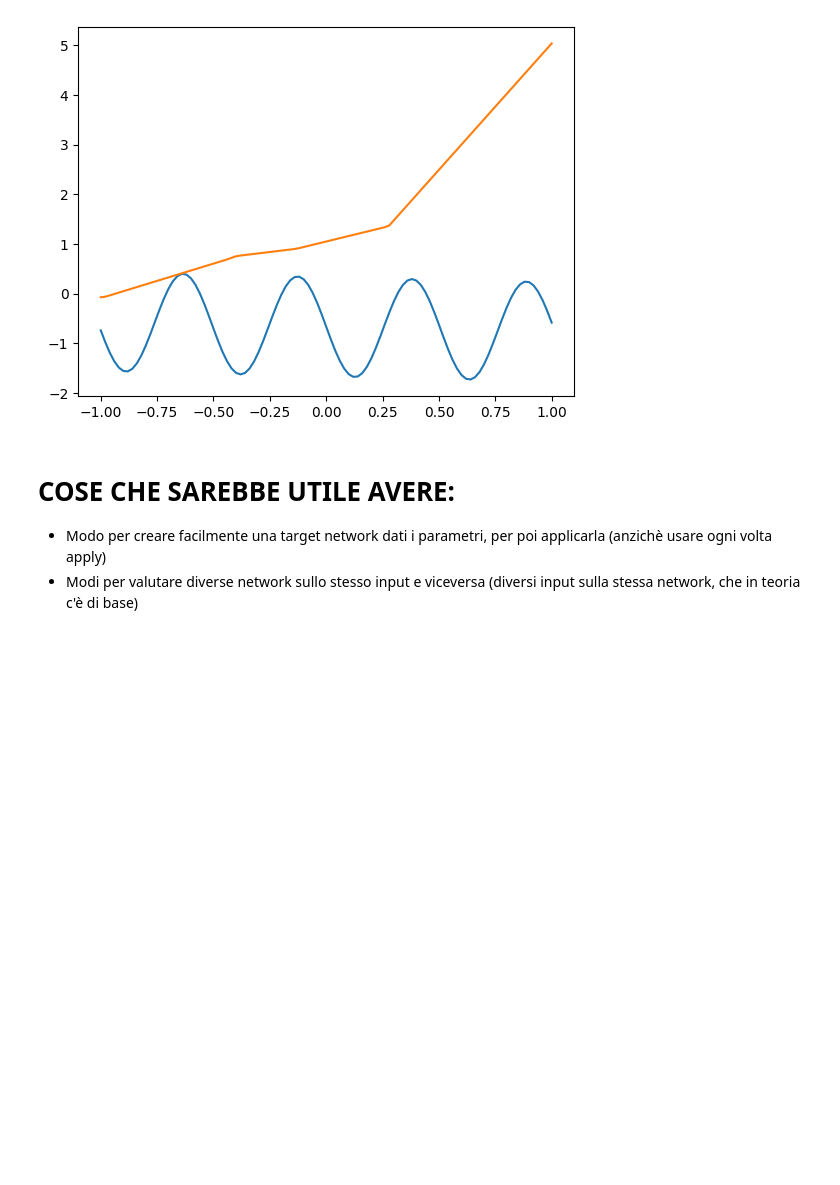
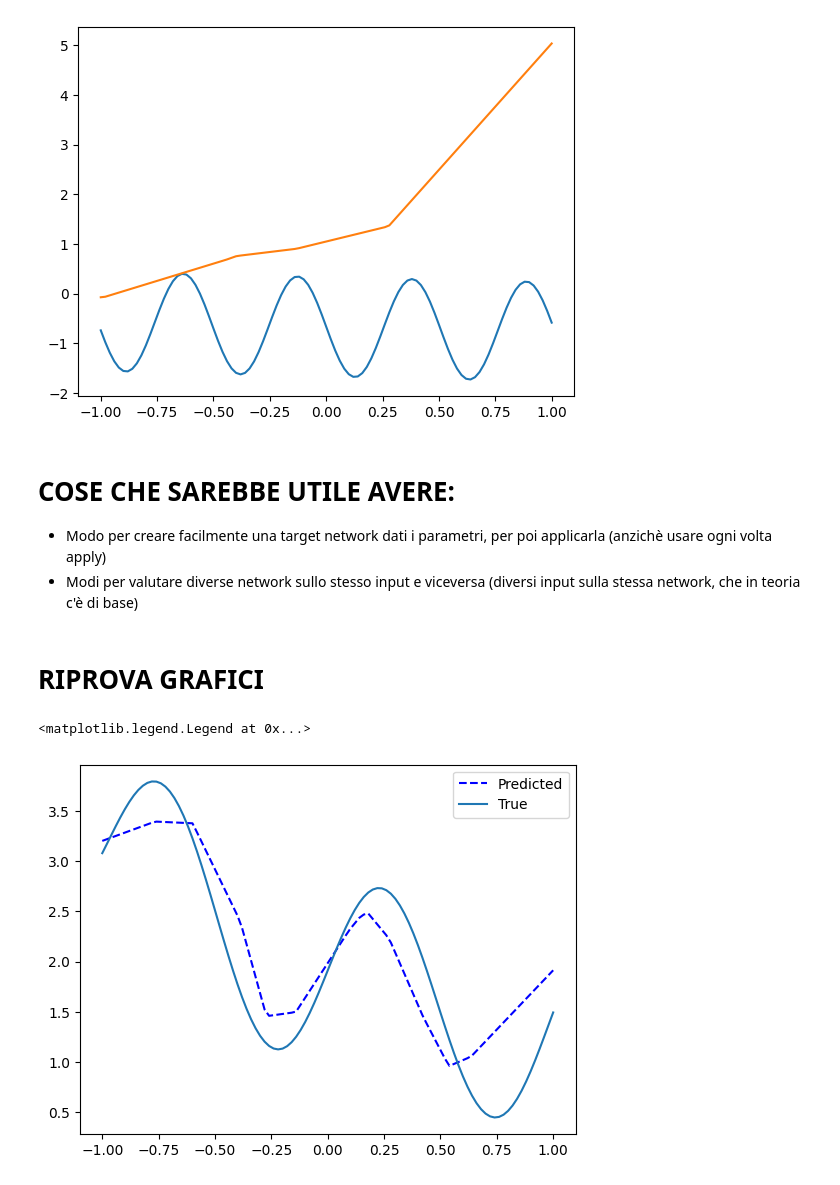
Before and after one commit to Riccardo-Rota/JAX_Hypernetworks, a Jupyter notebook: hypernet.ipynb, the cells around one changed output. Drawn from its saved outputs; the diff is of its cells as text; code cells hidden in the pictures; blank space fills up the shorter version.

Commit message:
Debugging and trial on simple tests

```diff
--- a/hypernet.ipynb
+++ b/hypernet.ipynb
@@ -53,14 +53,16 @@ train_dataloader = DataLoader(X_train, y_train, batch_size=8, shuffle=True)
 test_dataloader = DataLoader(X_test, y_test, batch_size=8, shuffle=False)
 # %%
 # FOR NOW: TARGET NETWORK WITH KNOWN FIXED NUMBER OF PARAMETERS
-num_params = 25
-hypernetwork = MLP(input_dim=3, output_dim=num_params, hidden_dim=8, num_hidden_layers=1, rngs=nnx.Rngs(0))
+num_params = 97
+#num_params = 25
+#num_params = 33
+hypernetwork = MLP_trial(input_dim=3, output_dim=num_params, hidden_dim1=32, hidden_dim2=128, num_hidden_layers1=2, num_hidden_layers2=1, rngs=nnx.Rngs(0))
+#hypernetwork = MLP(input_dim=3, output_dim=num_params, hidden_dim = 64, num_hidden_layers=1, rngs=nnx.Rngs(0))
 
-
-optimizer = nnx.Optimizer(hypernetwork, optax.adam(learning_rate=1e-3))
+optimizer = nnx.Optimizer(hypernetwork, optax.adam(learning_rate=1e-5))
 training_loss = Average(argname='loss')
 test_loss = Average(argname='loss')
-epochs = 200
+epochs = 100
 pbar = tqdm(range(epochs))
 for epoch in pbar:
     pbar.set_description(f"Epoch {epoch+1}")
@@ -229,3 +231,5 @@ plt.plot(x_vector, y_vector, x_vector, pred_vector)
 # COSE CHE SAREBBE UTILE AVERE:
 * Modo per creare facilmente una target network dati i parametri, per poi applicarla (anzichè usare ogni volta apply)
 * Modi per valutare diverse network sullo stesso input e viceversa (diversi input sulla stessa network, che in teoria c'è di base)
+# %% [markdown]
+# RIPROVA GRAFICI
@@ -231,0 +257,31 @@ plt.plot(x_vector, y_vector, x_vector, pred_vector)
+# %%
+targetnetwork = MLP(input_dim=1, output_dim=1, hidden_dim=8, num_hidden_layers=2, rngs=nnx.Rngs(0))
+
+# Load weights from hypernet
+parameters = w.squeeze()
+_, state = nnx.split(targetnetwork)
+flat_state = nnx.to_flat_state(state)
+
+# TODO: Check if the number of parameters matches
+
+i = 0
+for key, param in flat_state:
+    param_size = param.value.size
+    # Extract parameters for this specific parameter
+    param_values = parameters[i:i + param_size]
+    # Reshape to match the original parameter shape
+    param.value = param_values.reshape(param.value.shape)
+    i += param_size
+
+nnx.update(targetnetwork, state)
+
+# Compute predictions
+y_pred = targetnetwork(x_vector)
+# %%
+plt.figure()
+plt.plot(x_vector, y_pred, '--b')
+plt.plot(x_vector, y_vector)
+plt.legend(['Predicted', 'True'])
+# %% [output]
+<matplotlib.legend.Legend at 0x...>
+[figure, added]
```
Also changed, not shown: parts of 3 cells of this notebook, 1 other file.
